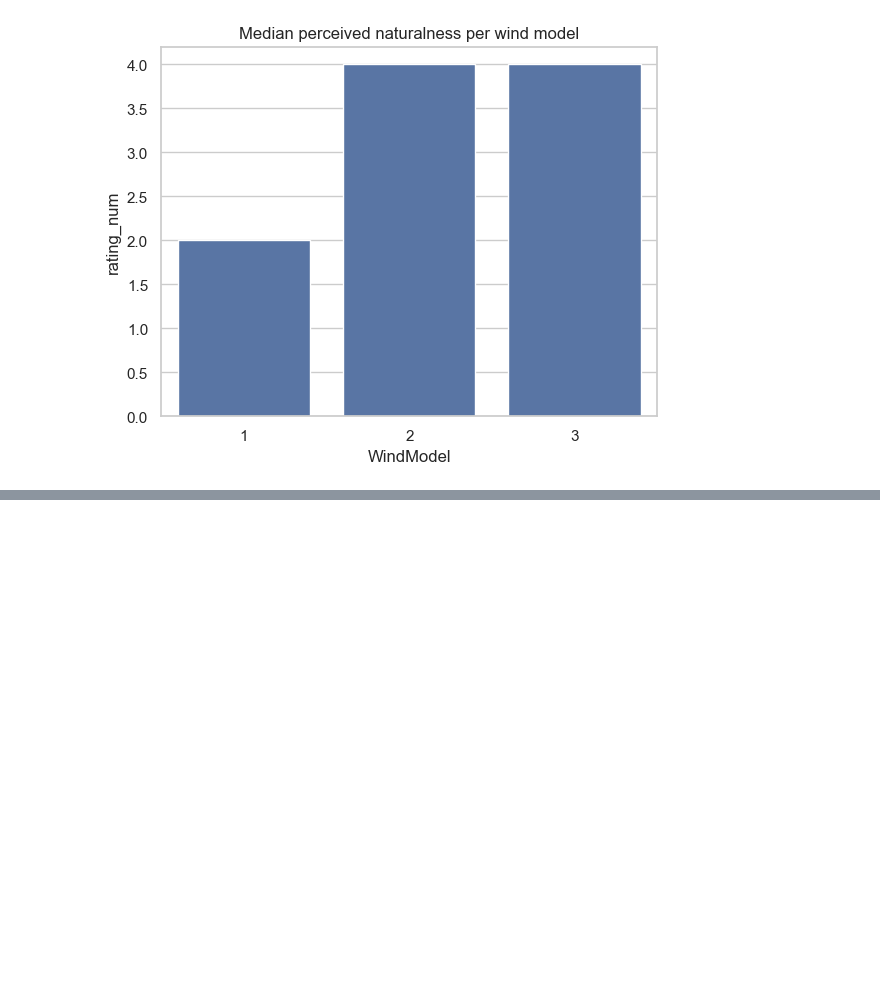
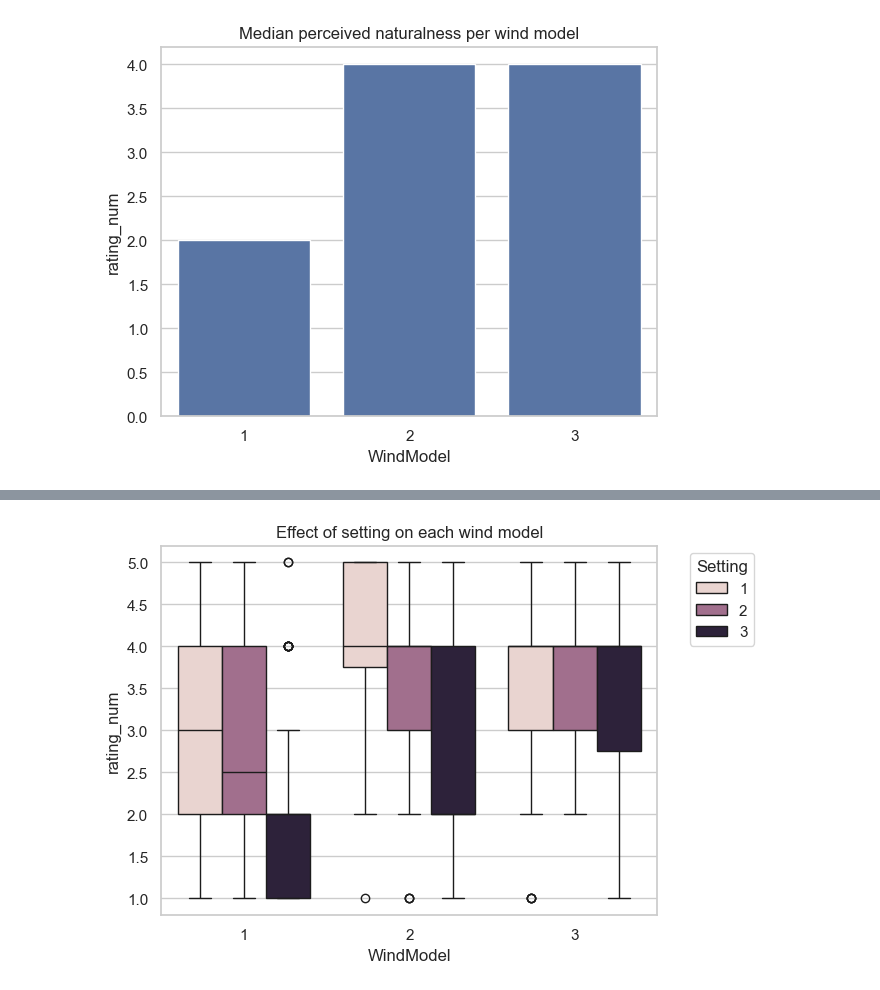
Before and after one commit to fhagerstrom/tree-motion-analysis, a Jupyter notebook: DV1583_fahg19_userStudyAnalysis.ipynb, the cells around one changed output, grey strips where cells are left out. Saved outputs shown, nothing was run; the diff lists cells and outputs as text; code cells hidden in the pictures; blank space fills up the shorter version.

```diff
--- a/DV1583_fahg19_userStudyAnalysis.ipynb
+++ b/DV1583_fahg19_userStudyAnalysis.ipynb
@@ -178,0 +252,9 @@ plt.show()
+# %%
+# BOXPLOT FOR EACH WIND MODEL SETTING
+# sns.boxplot(data=df_long, x="Setting", y="rating_num", hue="WindModel")
+sns.boxplot(x="WindModel", y="rating_num", hue="Setting", data=df_long)
+plt.title("Effect of setting on each wind model")
+plt.legend(title="Setting", bbox_to_anchor=(1.05, 1), loc="upper left")
+plt.show()
+# %% [output]
+[figure, added]
```
Also changed, not shown: parts of 19 cells of this notebook, 4 other files.
